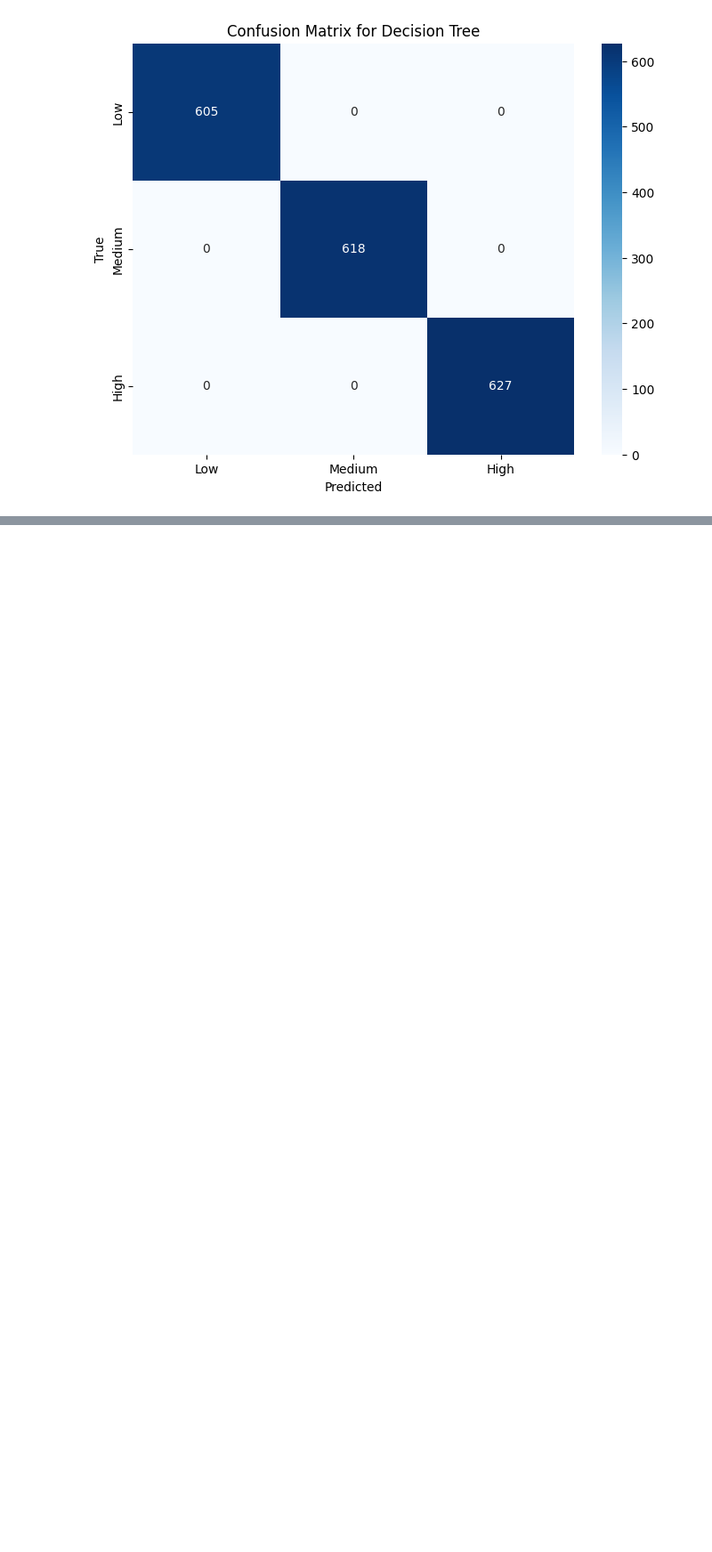
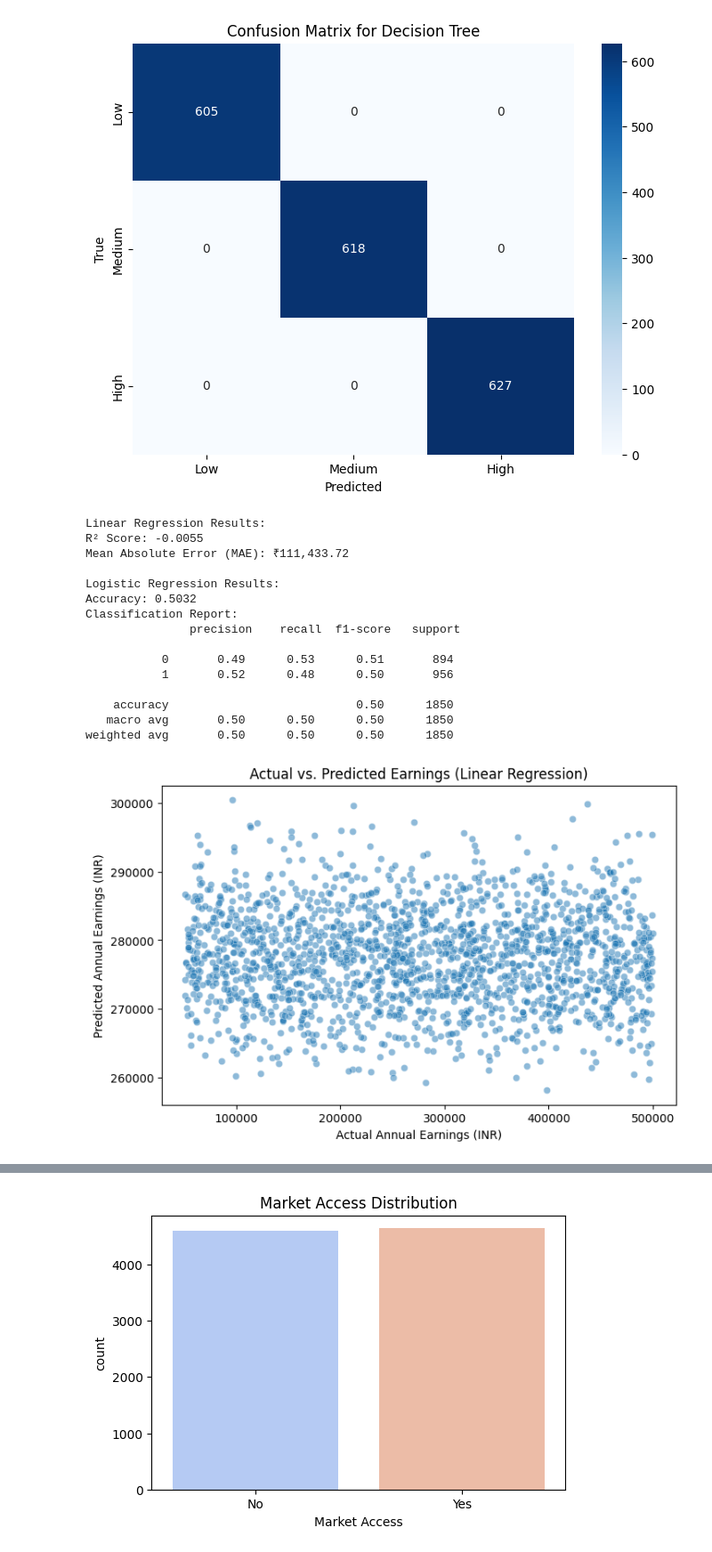
Before and after one commit to VINAYAGAM-N/covid-19-analysis, a Jupyter notebook: Welcome_To_Colab.ipynb, the cells around one changed output, grey strips where cells are left out. Shown at 89% size. Cells and saved outputs as stored; diff of their text form; code cells hidden in the pictures; blank space fills up the shorter version.

```diff
--- a/Welcome_To_Colab.ipynb
+++ b/Welcome_To_Colab.ipynb
@@ -768,3 +768,82 @@ Passing `palette` without assigning `hue` is deprecated and will be removed in v
   sns.barplot(x=model_names, y=accuracies, palette='viridis')
 [figure]
 [figure]
+# %%
+#ex 5
+import pandas as pd
+import matplotlib.pyplot as plt
+import seaborn as sns
+from sklearn.model_selection import train_test_split
+from sklearn.linear_model import LinearRegression, LogisticRegression
+from sklearn.metrics import r2_score, mean_absolute_error, accuracy_score, classification_report
+
+# Load dataset
+df = pd.read_csv("farmers_earnings_india.csv")
+
+# Encode categorical variables
+df_encoded = pd.get_dummies(df, columns=["Gender", "State", "District", "Crop Type", "Irrigation Type"], drop_first=True)
+
+# Convert Market Access to binary (Yes = 1, No = 0)
+df_encoded["Market Access"] = df_encoded["Market Access"].map({"Yes": 1, "No": 0})
+
+# --- Linear Regression ---
+X_lin = df_encoded.drop(columns=["Annual Earnings (INR)", "Farmer ID", "Name", "Market Access"])
+y_lin = df_encoded["Annual Earnings (INR)"]
+X_train_lin, X_test_lin, y_train_lin, y_test_lin = train_test_split(X_lin, y_lin, test_size=0.2, random_state=42)
+
+lin_reg = LinearRegression()
+lin_reg.fit(X_train_lin, y_train_lin)
+y_pred_lin = lin_reg.predict(X_test_lin)
+r2 = r2_score(y_test_lin, y_pred_lin)
+mae = mean_absolute_error(y_test_lin, y_pred_lin)
+
+# --- Logistic Regression ---
+X_log = df_encoded.drop(columns=["Market Access", "Farmer ID", "Name", "Annual Earnings (INR)"])
+y_log = df_encoded["Market Access"]
+X_train_log, X_test_log, y_train_log, y_test_log = train_test_split(X_log, y_log, test_size=0.2, random_state=42)
+
+log_reg = LogisticRegression(max_iter=500)
+log_reg.fit(X_train_log, y_train_log)
+y_pred_log = log_reg.predict(X_test_log)
+accuracy = accuracy_score(y_test_log, y_pred_log)
+classification_rep = classification_report(y_test_log, y_pred_log)
+# Print Linear Regression Results
+print("Linear Regression Results:")
+print(f"R² Score: {r2:.4f}")
+print(f"Mean Absolute Error (MAE): ₹{mae:,.2f}\n")
+
+# Print Logistic Regression Results
+print("Logistic Regression Results:")
+print(f"Accuracy: {accuracy:.4f}")
+print("Classification Report:\n", classification_rep)
+
+# Scatter plot for Linear Regression Predictions
+plt.figure(figsize=(8, 5))
+sns.scatterplot(x=y_test_lin, y=y_pred_lin, alpha=0.5)
+plt.xlabel("Actual Annual Earnings (INR)")
+plt.ylabel("Predicted Annual Earnings (INR)")
+plt.title("Actual vs. Predicted Earnings (Linear Regression)")
+plt.show()
+
+# Count plot for Market Access Distribution
+plt.figure(figsize=(6, 4))
+sns.countplot(x=df["Market Access"], palette="coolwarm")
+plt.title("Market Access Distribution")
+plt.show()
+# %% [output]
+Linear Regression Results:
+R² Score: -0.0055
+Mean Absolute Error (MAE): ₹111,433.72
+
+Logistic Regression Results:
+Accuracy: 0.5032
+Classification Report:
+               precision    recall  f1-score   support
+
+           0       0.49      0.53      0.51       894
+           1       0.52      0.48      0.50       956
+
+    accuracy                           0.50      1850
+   macro avg       0.50      0.50      0.50      1850
+weighted avg       0.50      0.50      0.50      1850
+[figure, added]
@@ -770,0 +853 @@ Passing `palette` without assigning `hue` is deprecated and will be removed in v
+[figure, added]
```
Also changed, not shown: parts of 1 cell of this notebook.
